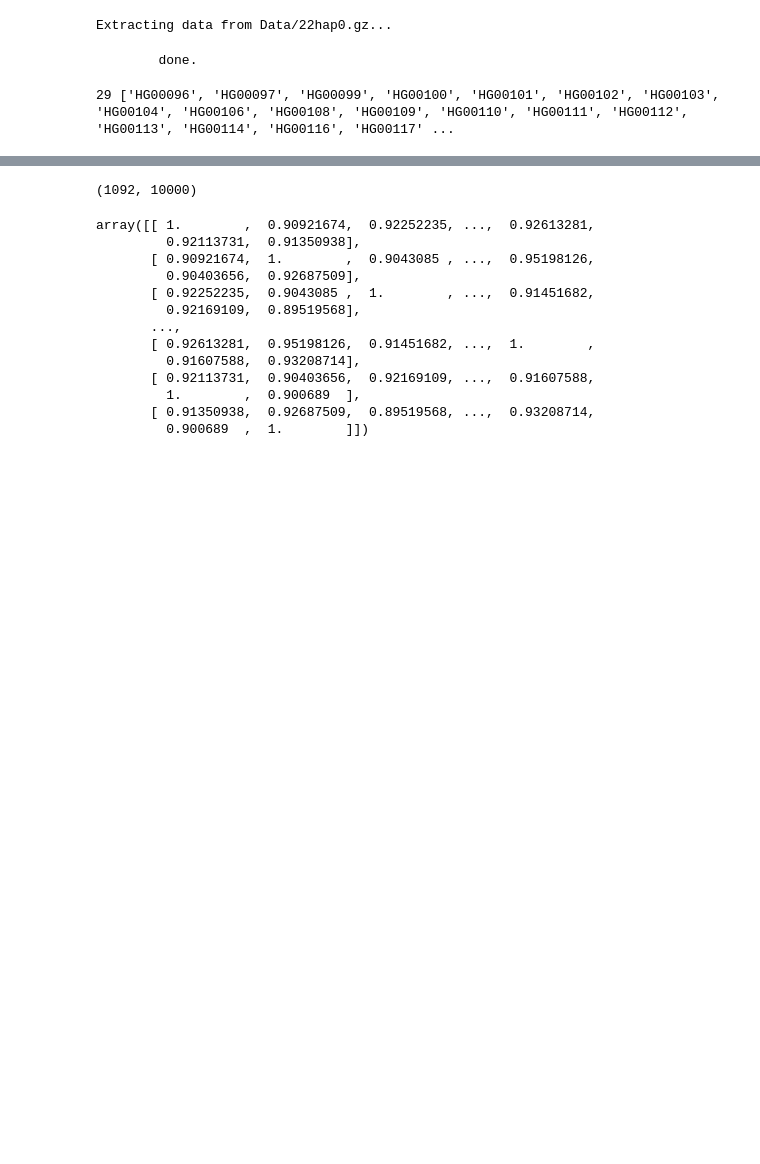
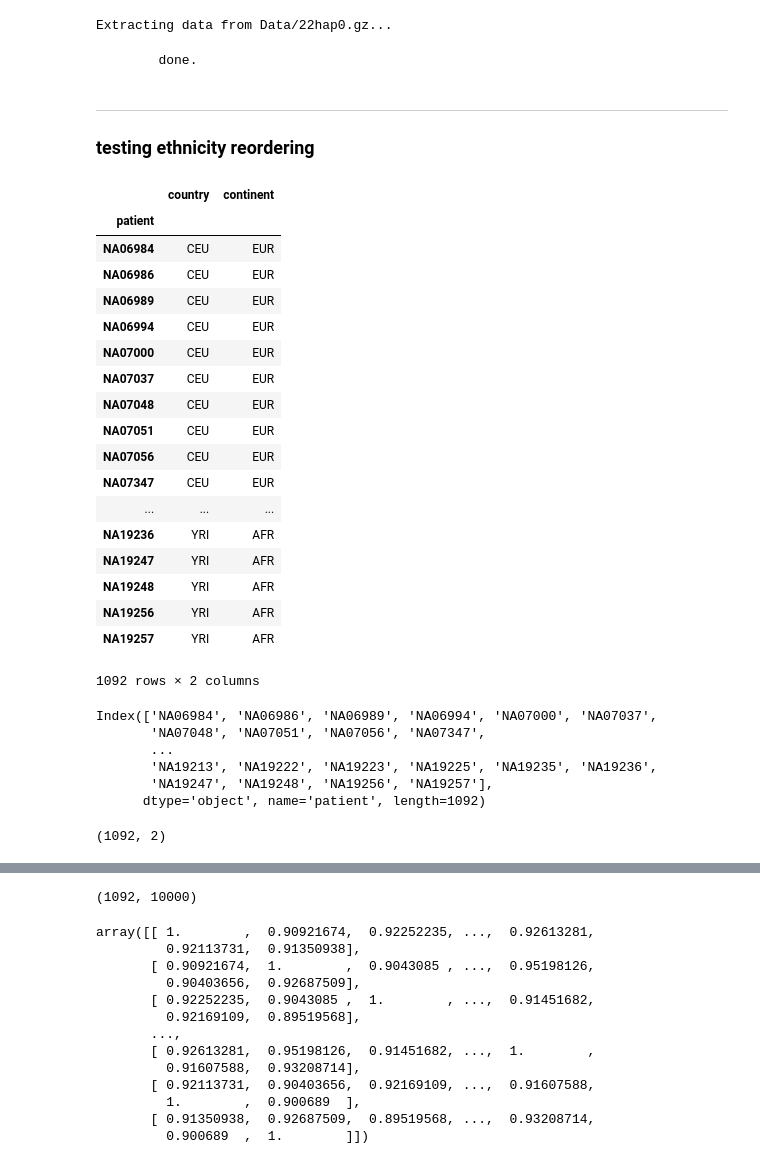
Before and after one commit to vincentbillaut/Hash-based_patient_matching, a Jupyter notebook: Code/module_draft.ipynb, the cells around one changed output, grey strips where cells are left out. Saved outputs shown, nothing was run; the diff lists cells and outputs as text; code cells hidden in the pictures; blank space fills up the shorter version.

```diff
--- a/Code/module_draft.ipynb
+++ b/Code/module_draft.ipynb
@@ -109,6 +146,9 @@ test = GenomeData()
 Retrieving file length...
 Extracting data from Data/22hap0.gz...
         done.
+# %% [markdown]
+---
+### testing ethnicity reordering
 # %%
 def extractEthnicity(path='Data/integrated_call_samples.20101123.ALL.panel'):
     data = pd.DataFrame(columns=['patient', 'country', 'continent'])
@@ -117,14 +157,47 @@ def extractEthnicity(path='Data/integrated_call_samples.20101123.ALL.panel'):
             info = l.strip().split()
             data.loc[i] = info[:3]
     return data
+# %%
+ethnicity = extractEthnicity().set_index('patient').sort_values(by=['continent', 'country'], ascending=[False, True])
 # %%
-ethnicity = extractEthnicity()
+ethnicity
+# %% [output]
+|  | country | continent |
+| patient |  |  |
+| NA06984 | CEU | EUR |
+| NA06986 | CEU | EUR |
+| NA06989 | CEU | EUR |
+| NA06994 | CEU | EUR |
+| NA07000 | CEU | EUR |
+| NA07037 | CEU | EUR |
+| NA07048 | CEU | EUR |
+| NA07051 | CEU | EUR |
+| NA07056 | CEU | EUR |
+| NA07347 | CEU | EUR |
+| ... | ... | ... |
+| NA19236 | YRI | AFR |
+| NA19247 | YRI | AFR |
+| NA19248 | YRI | AFR |
+| NA19256 | YRI | AFR |
+| NA19257 | YRI | AFR |
+1092 rows × 2 columns
+# %%
+ethnicity.index
+# %% [output]
+Index(['NA06984', 'NA06986', 'NA06989', 'NA06994', 'NA07000', 'NA07037',
+       'NA07048', 'NA07051', 'NA07056', 'NA07347',
+       ...
+       'NA19213', 'NA19222', 'NA19223', 'NA19225', 'NA19235', 'NA19236',
+       'NA19247', 'NA19248', 'NA19256', 'NA19257'],
+      dtype='object', name='patient', length=1092)
+# %%
+ethnicity.shape
+# %% [output]
+(1092, 2)
 # %%
 with gzip.open("Data/ALL.chr22.integrated_phase1_v3.20101123.snps_indels_svs.genotypes.vcf.gz", 'rb') as f:
     for i,l in enumerate(f):
         s = l.decode('utf-8')
         if i == 29:
-            print(i, s.split()[9:])
+            initial_order = pd.DataFrame(s.split()[9:])
             break
-# %% [output]
-29 ['HG00096', 'HG00097', 'HG00099', 'HG00100', 'HG00101', 'HG00102', 'HG00103', 'HG00104', 'HG00106', 'HG00108', 'HG00109', 'HG00110', 'HG00111', 'HG00112', 'HG00113', 'HG00114', 'HG00116', 'HG00117' ...
```
Also changed, not shown: parts of 12 cells of this notebook, 1 other file.
